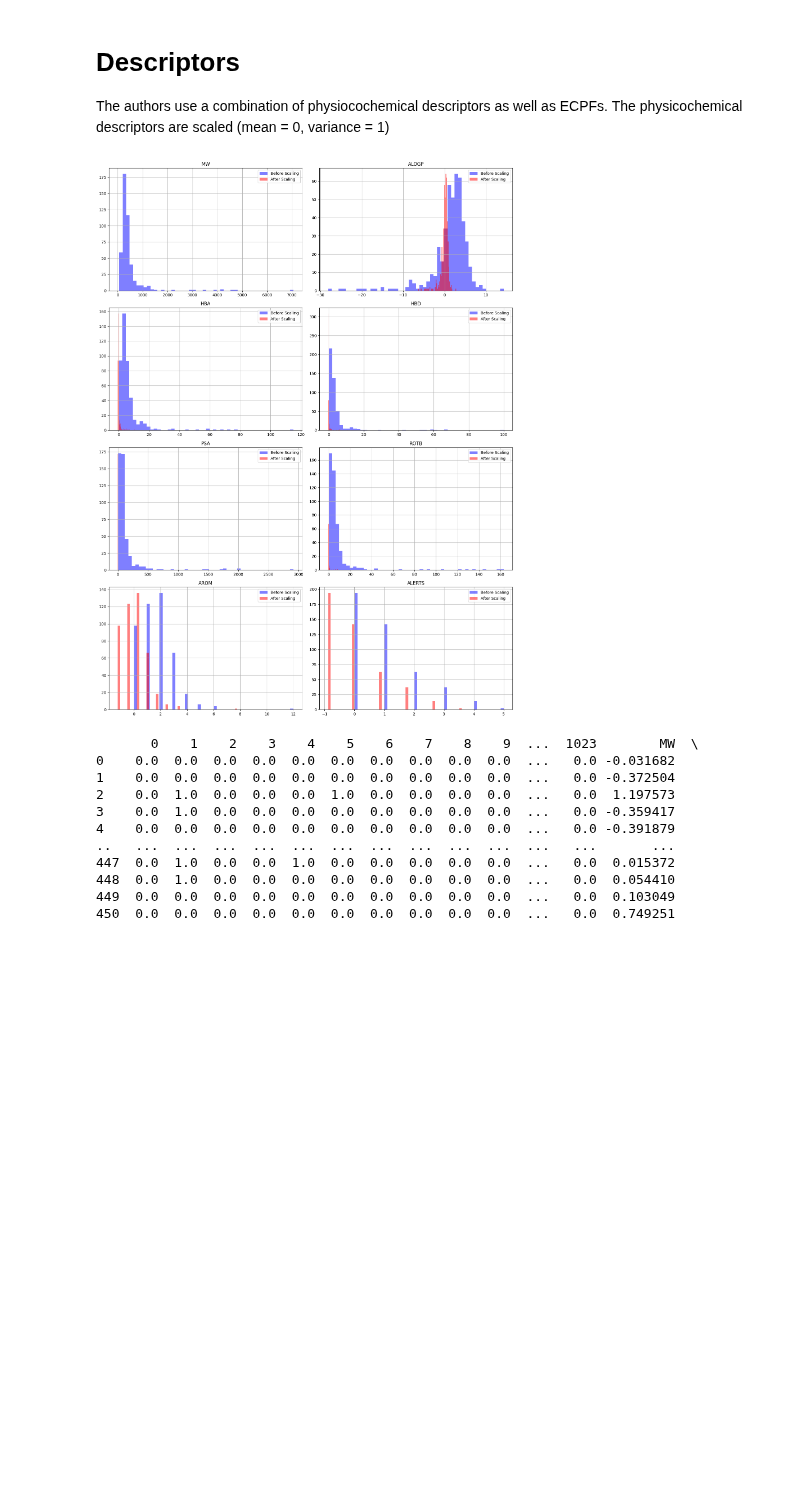
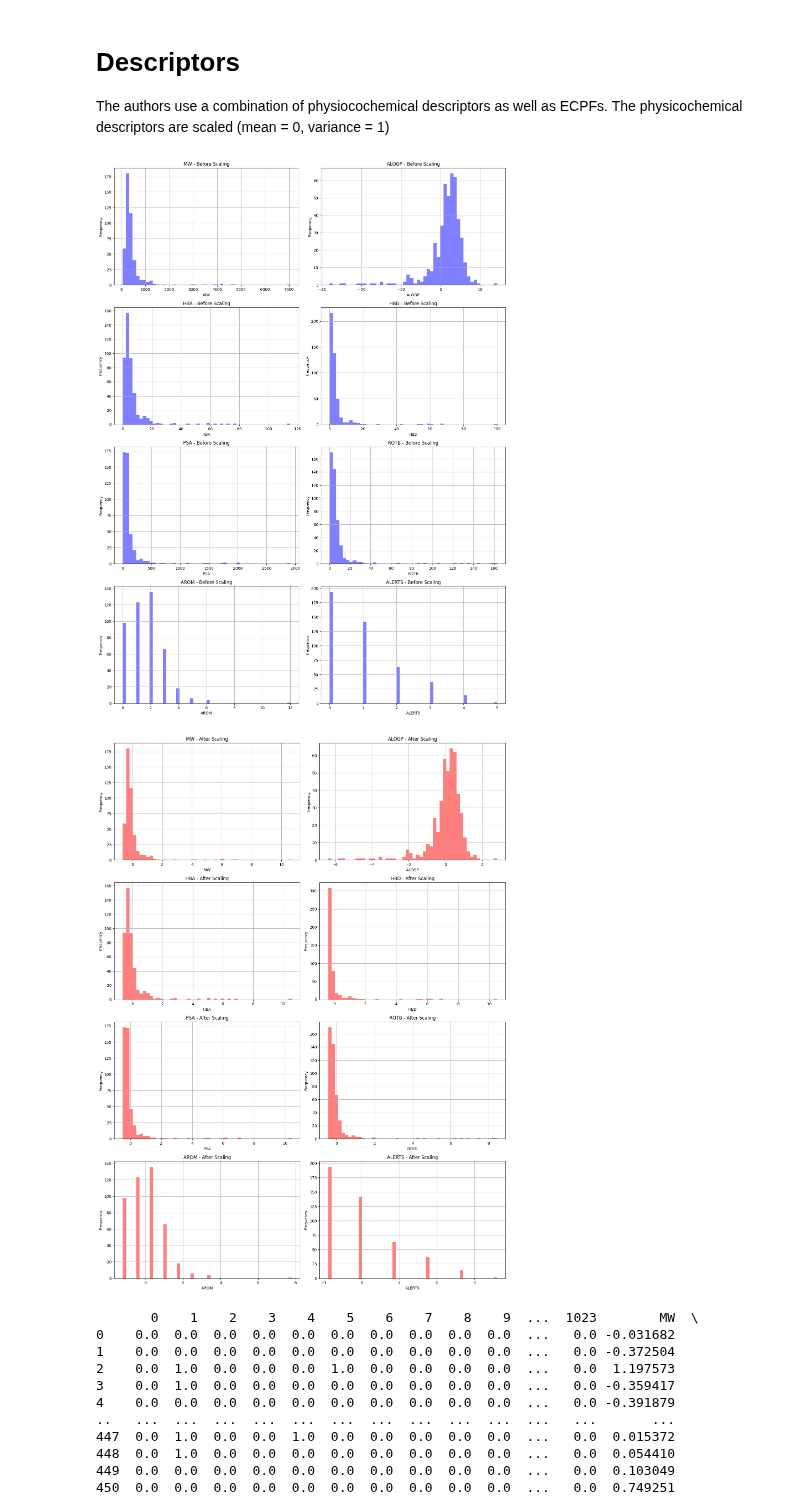
Before and after one commit to ersilia-os/eos21q7, a Jupyter notebook: model/framework/code/01_model_training.ipynb, the cells around one changed output. Drawn from its saved outputs; the diff is of its cells as text; code cells hidden in the pictures; blank space fills up the shorter version.

```diff
--- a/model/framework/code/01_model_training.ipynb
+++ b/model/framework/code/01_model_training.ipynb
@@ -94,44 +94,56 @@ processed_train_data = preprocess_data(train_df)
 # %%
 import matplotlib.pyplot as plt
 
 # Function to plot histograms of descriptors
 def plot_histograms(before_scaling_df, after_scaling_df):
     num_cols = before_scaling_df.shape[1]
-    num_rows = (num_cols + 1) // 2  # To ensure enough space for each plot
 
-    fig, axes = plt.subplots(num_rows, 2, figsize=(15, 5 * num_rows))
-    axes = axes.flatten()
+    # Plot histograms for descriptors before scaling
+    plt.figure(figsize=(15, 5 * num_cols))
+    for i, col in enumerate(before_scaling_df.columns):
+        plt.subplot(num_cols, 2, i + 1)
+        plt.hist(before_scaling_df[col], bins=50, alpha=0.5, color='b')
+        plt.title(f'{col} - Before Scaling')
+        plt.xlabel(col)
+        plt.ylabel('Frequency')
+        plt.grid(True)
 
-    for i, col in enumerate(before_scaling_df.columns):
-        ax = axes[i]
-        ax.hist(before_scaling_df[col], bins=50, alpha=0.5, color='b', label='Before Scaling')
-        ax.hist(after_scaling_df[col], bins=50, alpha=0.5, color='r', label='After Scaling')
-        ax.set_title(col)
-        ax.legend()
-        ax.grid(True)
+    plt.tight_layout()
+    plt.show()
+
+    # Plot histograms for descriptors after scaling
+    plt.figure(figsize=(15, 5 * num_cols))
+    for i, col in enumerate(after_scaling_df.columns):
+        plt.subplot(num_cols, 2, i + 1)
+        plt.hist(after_scaling_df[col], bins=50, alpha=0.5, color='r')
+        plt.title(f'{col} - After Scaling')
+        plt.xlabel(col)
+        plt.ylabel('Frequency')
+        plt.grid(True)
 
     plt.tight_layout()
     plt.show()
 
 # Load your dataset
 test_dataset_filepath = os.path.join(DATAPATH, 'test.csv')
 test_df = pd.read_csv(test_dataset_filepath)
 
 train_dataset_filepath = os.path.join(DATAPATH, 'train.csv')
 train_df = pd.read_csv(train_dataset_filepath)
 
 # Preprocess the data
 processed_test_data = preprocess_data(test_df)
 processed_train_data = preprocess_data(train_df)
 
 # Extract QED descriptors before and after scaling
 qed_before_scaling = qed_calculation(test_df['smiles'])
 qed_after_scaling = scale_qed(qed_before_scaling)
 
 # Plot histograms of descriptors
 plot_histograms(qed_before_scaling, qed_after_scaling)
 # %% [output]
-[figure, old version]
+[figure, new version]
+[figure, added]
 # %%
 print(processed_test_data)
 # %% [output]
```
Also changed, not shown: 4 other files.
